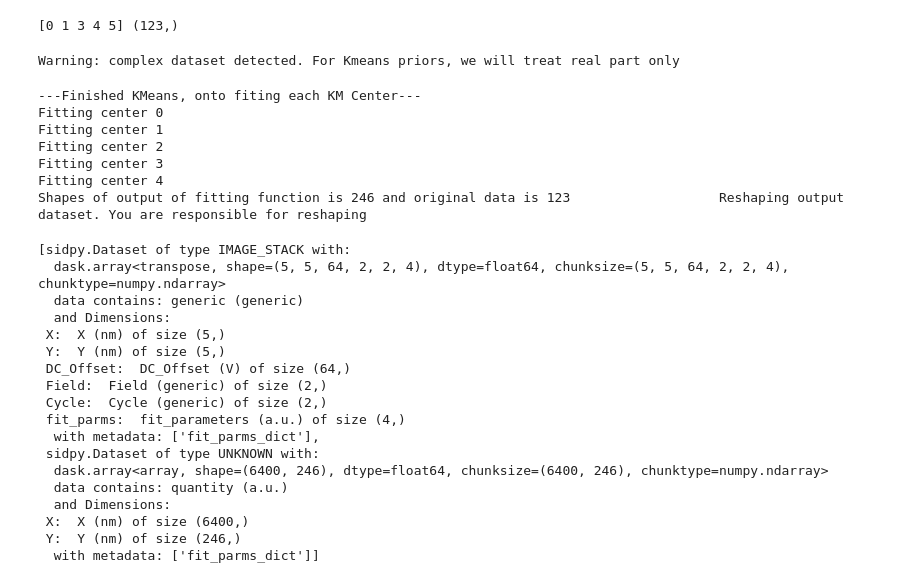
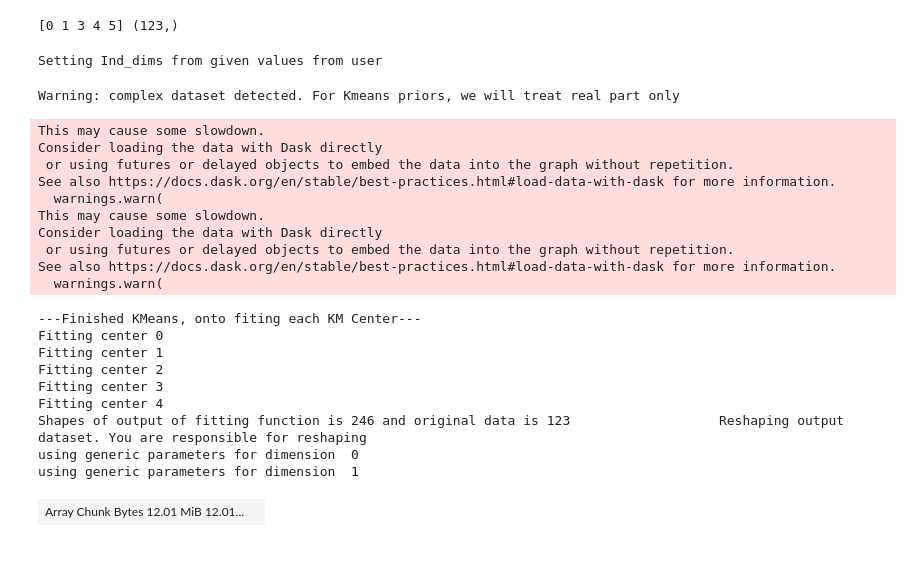
Before and after one commit to pycroscopy/BGlib, a Jupyter notebook: notebooks/be/BE_Processing_sidpy.ipynb, the cells around one changed output. Cells and saved outputs as stored; diff of their text form; code cells hidden in the pictures.

```diff
--- a/notebooks/be/BE_Processing_sidpy.ipynb
+++ b/notebooks/be/BE_Processing_sidpy.ipynb
@@ -55,10 +74,12 @@ lb = [1E-6, freq_vec.min(), 50, -2*np.pi]
 ub = [1E-3, freq_vec.max(), 500, 2*np.pi]
 beps_small = beps_raw[:5, :5, :]
 
-fitter = sidpy.proc.fitter.SidFitter(beps_small, SHO_fit_flattened,num_workers=8,
+fitter = sidpy.proc.fitter.SidFitter(beps_small, SHO_fit_flattened,num_workers=16,
                                      guess_fn = SHOestimateGuess,ind_dims=ind_dims,
                            threads=1, return_cov=False, return_fit=True, return_std=False,
                            km_guess=True,num_fit_parms = 4, n_clus = 5)
+# %% [output]
+Setting Ind_dims from given values from user
 # %%
 fitter.do_guess()
 #fit_dset = fitter.do_fit(bounds = (lb,ub))
@@ -66,32 +87,29 @@ fitter.do_guess()
 output = fitter.do_fit(bounds = (lb,ub))
 # %% [output]
 Warning: complex dataset detected. For Kmeans priors, we will treat real part only
----Finished KMeans, onto fiting each KM Center---
-Fitting center 0
-Fitting center 1
-Fitting center 2
-Fitting center 3
-Fitting center 4
-Shapes of output of fitting function is 246 and original data is 123                   Reshaping output dataset. You are responsible for reshaping
+This may cause some slowdown.
+Consider loading the data with Dask directly
+ or using futures or delayed objects to embed the data into the graph without repetition.
+See also https://docs.dask.org/en/stable/best-practices.html#load-data-with-dask for more information.
+  warnings.warn(
+This may cause some slowdown.
+Consider loading the data with Dask directly
+ or using futures or delayed objects to embed the data into the graph without repetition.
+See also https://docs.dask.org/en/stable/best-practices.html#load-data-with-dask for more information.
+  warnings.warn(
+---Finished KMeans, onto fiting each KM Center---
+Fitting center 0
+Fitting center 1
+Fitting center 2
+Fitting center 3
+Fitting center 4
+Shapes of output of fitting function is 246 and original data is 123                   Reshaping output dataset. You are responsible for reshaping
+using generic parameters for dimension  0
+using generic parameters for dimension  1
 # %%
 #Let's check the fitted dataset.
-output
+output[0].data_type = 'spectral_image'
+
+output[1]
 # %% [output]
-[sidpy.Dataset of type IMAGE_STACK with:
-  dask.array<transpose, shape=(5, 5, 64, 2, 2, 4), dtype=float64, chunksize=(5, 5, 64, 2, 2, 4), chunktype=numpy.ndarray>
-  data contains: generic (generic)
-  and Dimensions:
- X:  X (nm) of size (5,)
- Y:  Y (nm) of size (5,)
- DC_Offset:  DC_Offset (V) of size (64,)
- Field:  Field (generic) of size (2,)
- Cycle:  Cycle (generic) of size (2,)
- fit_parms:  fit_parameters (a.u.) of size (4,)
-  with metadata: ['fit_parms_dict'],
- sidpy.Dataset of type UNKNOWN with:
-  dask.array<array, shape=(6400, 246), dtype=float64, chunksize=(6400, 246), chunktype=numpy.ndarray>
-  data contains: quantity (a.u.)
-  and Dimensions:
- X:  X (nm) of size (6400,)
- Y:  Y (nm) of size (246,)
-  with metadata: ['fit_parms_dict']]
+| Array Chunk Bytes 12.01 MiB 12.01... |  |
```
Also changed, not shown: parts of 11 cells of this notebook, 3 other files.
